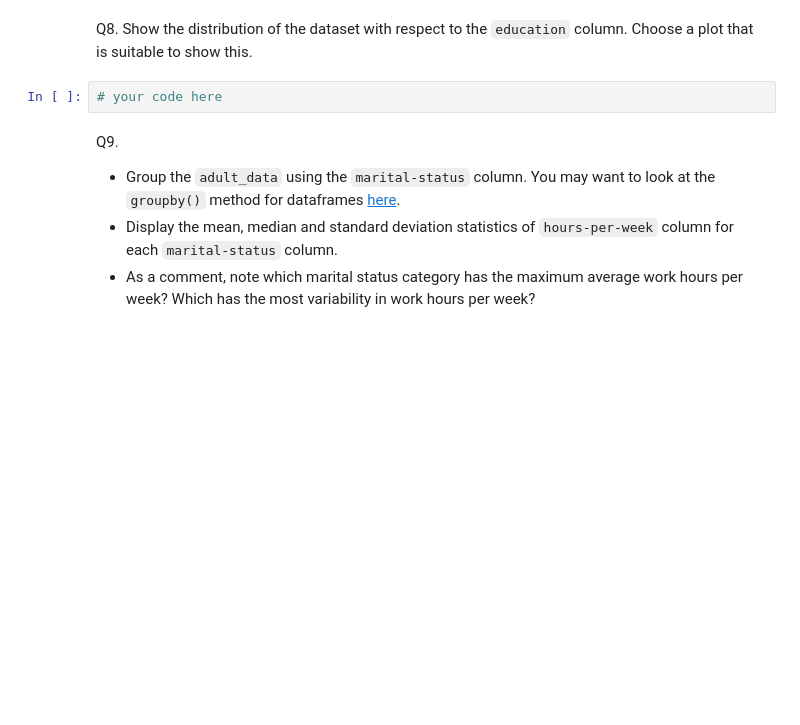
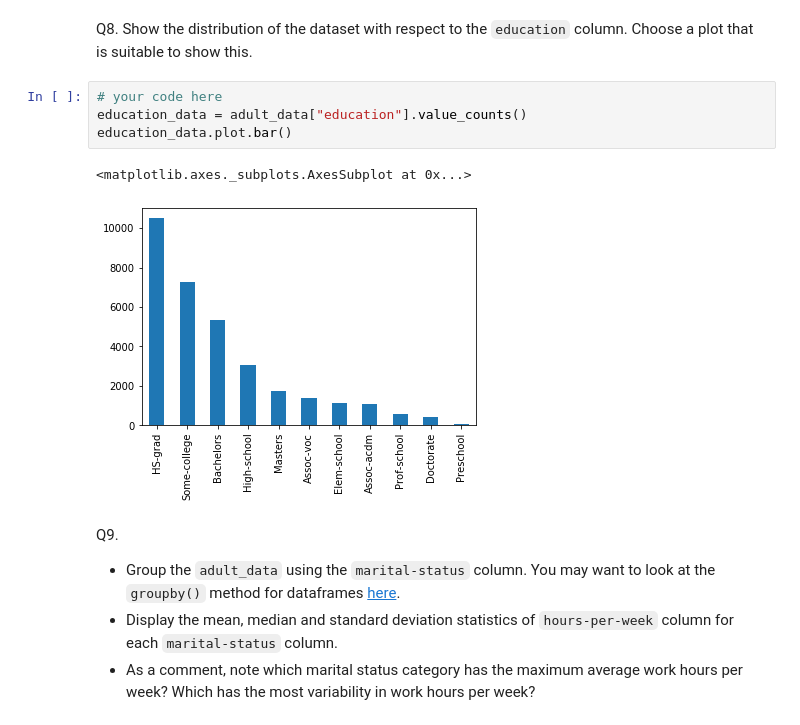
Before and after one commit to peytonbreech16/CS329E-DataAnalytics, a Jupyter notebook: Assignments/Assignment0- Data Exploration/Assignment0.ipynb, the cells around one changed output. Drawn from its saved outputs; the diff is of its cells as text; blank space fills up the shorter version.

```diff
--- a/Assignments/Assignment0- Data Exploration/Assignment0.ipynb
+++ b/Assignments/Assignment0- Data Exploration/Assignment0.ipynb
@@ -156,6 +176,11 @@ dtype: object
 Q8. Show the distribution of the dataset with respect to the `education` column. Choose a plot that is suitable to show this.
 # %%
 # your code here
+education_data = adult_data["education"].value_counts()
+education_data.plot.bar()
+# %% [output]
+<matplotlib.axes._subplots.AxesSubplot at 0x...>
+[figure, added]
 # %% [markdown]
 Q9.
 * Group the `adult_data` using the `marital-status` column. You may want to look at the `groupby()` method for dataframes [here](https://pandas.pydata.org/pandas-docs/stable/generated/pandas.DataFrame.groupby.html).
```
Also changed, not shown: parts of 10 cells of this notebook.
